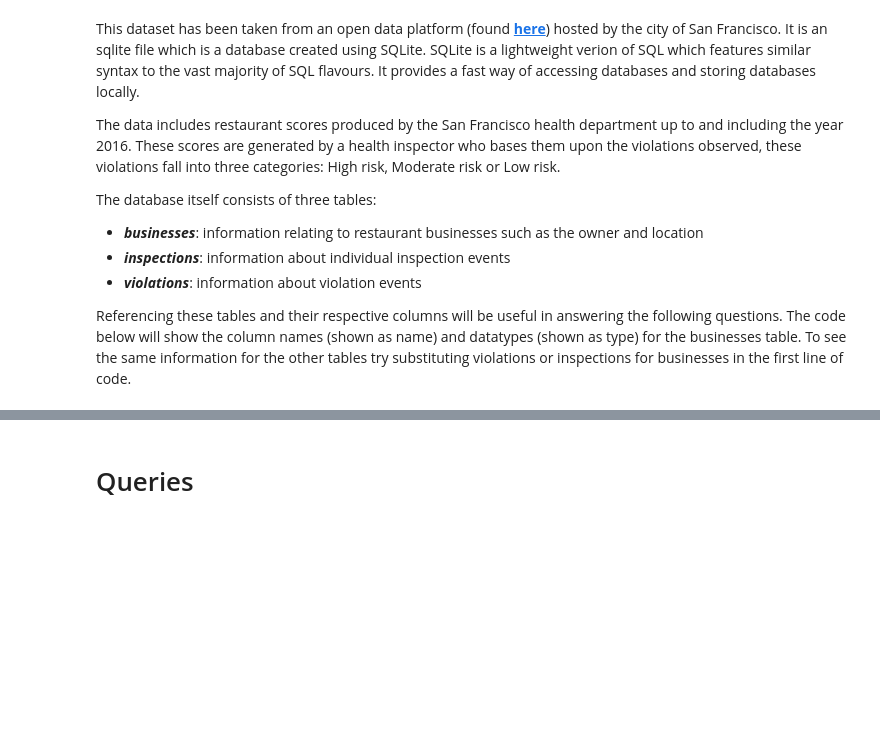
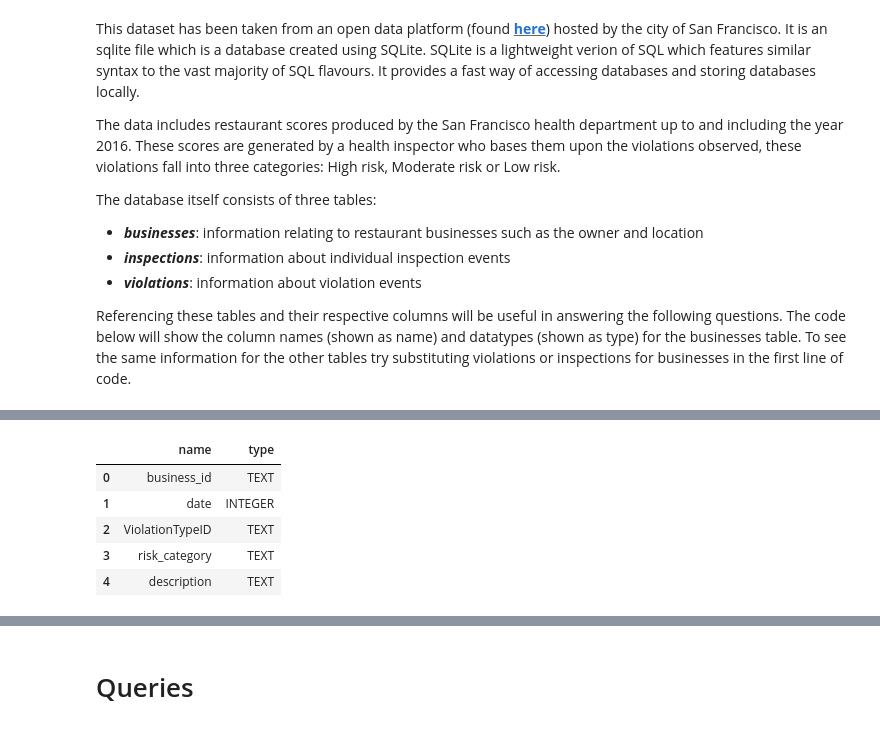
Before and after one commit to Louis-Bad/KATE_module-6, a Jupyter notebook: food_health_analysis/food_health.ipynb, the cells around one changed output, grey strips where cells are left out. Drawn from its saved outputs; the diff is of its cells as text; code cells hidden in the pictures; blank space fills up the shorter version.

```diff
--- a/food_health_analysis/food_health.ipynb
+++ b/food_health_analysis/food_health.ipynb
@@ -63,0 +82,12 @@ table_info[['name','type']]
+# %%
+# Code to show column names and data types within each table
+table_info_query = 'PRAGMA table_info(violations)'
+table_info = pd.read_sql(table_info_query, conn)
+table_info[['name','type']]
+# %% [output]
+|  | name | type |
+| 0 | business_id | TEXT |
+| 1 | date | INTEGER |
+| 2 | ViolationTypeID | TEXT |
+| 3 | risk_category | TEXT |
+| 4 | description | TEXT |
```
Also changed, not shown: parts of 13 cells of this notebook.
